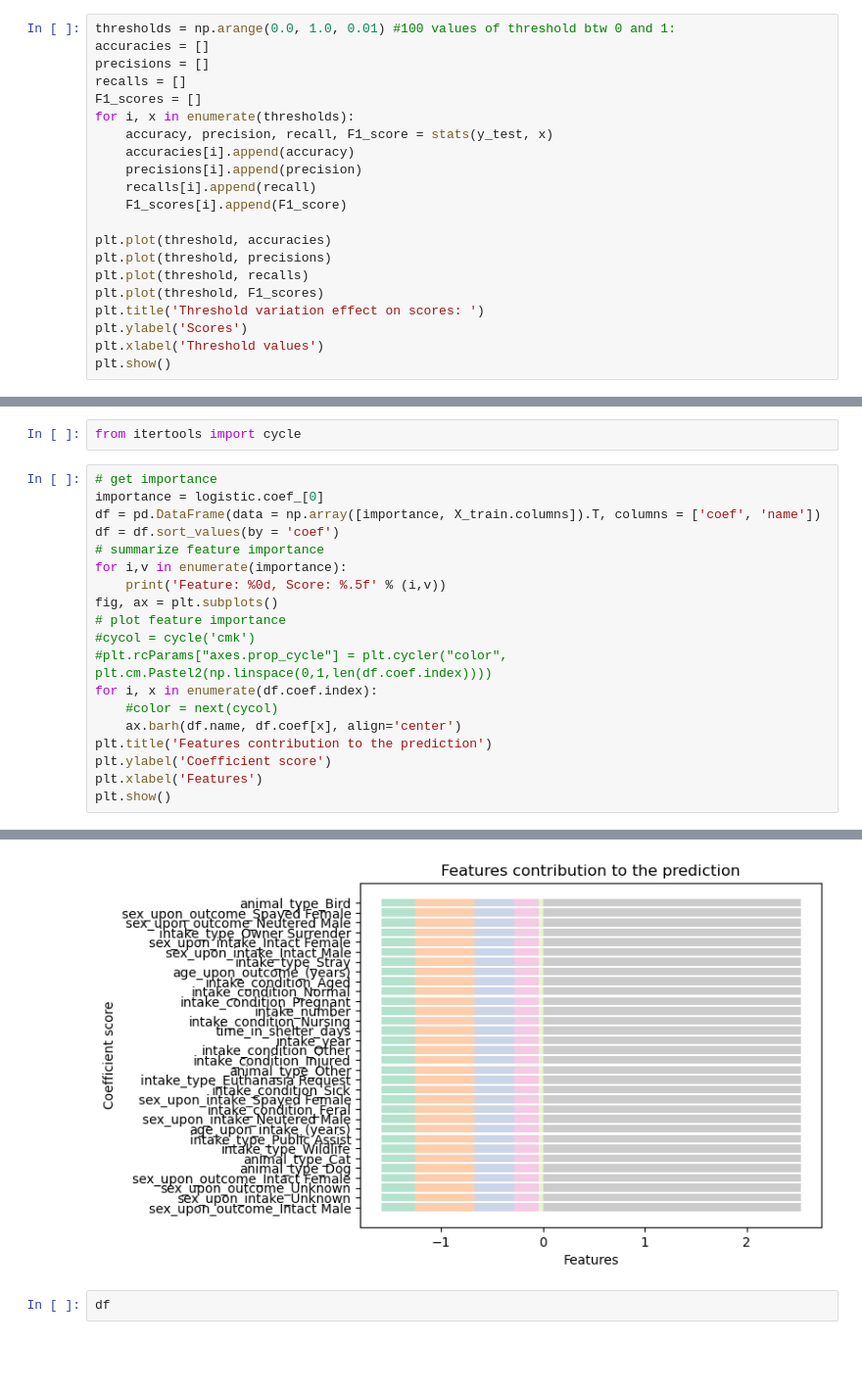
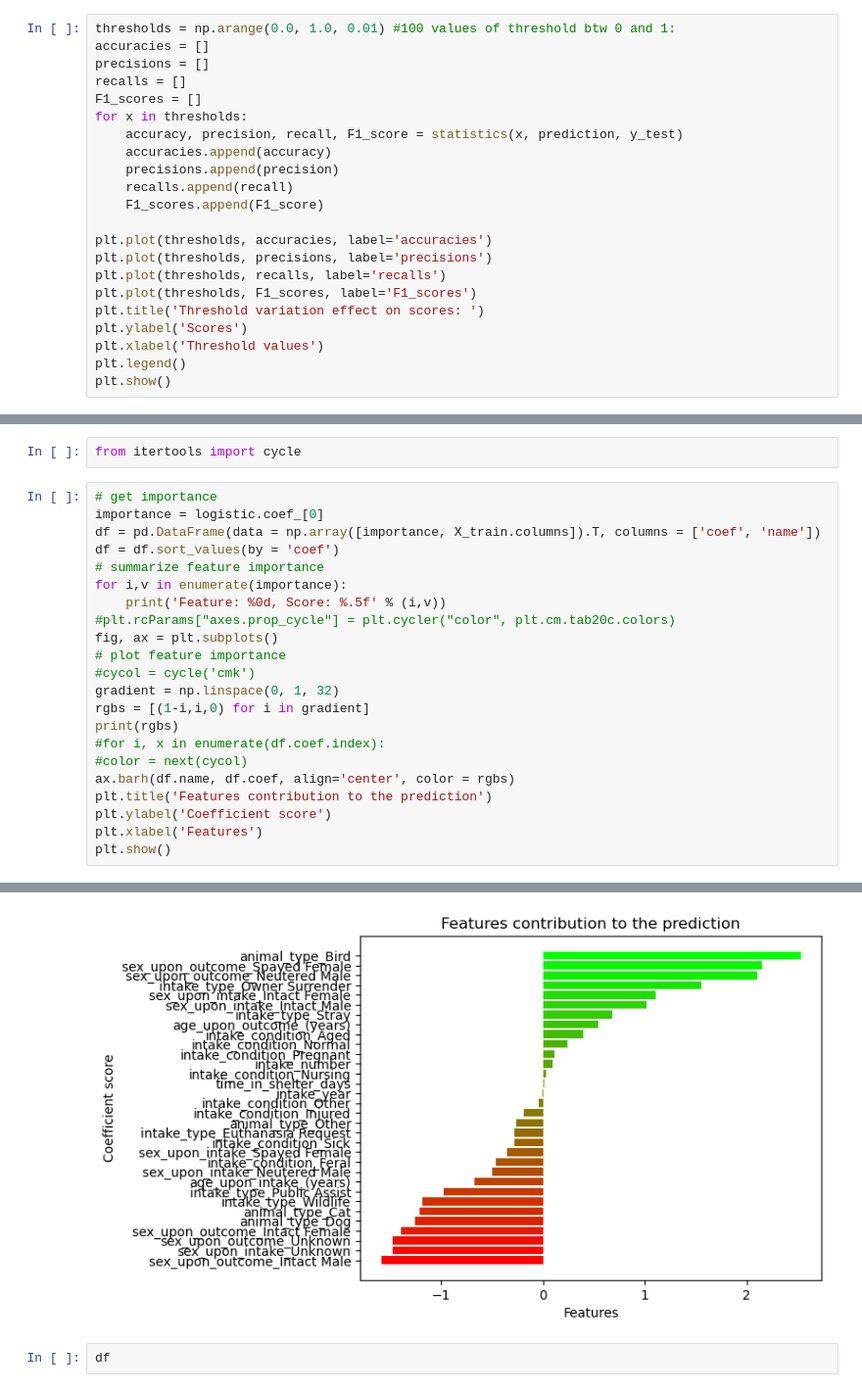
Before and after one commit to CamilleDelgrange/2022, a Jupyter notebook: Tutorials/07 - Applied ML/AppliedML.ipynb, the cells around one changed output, grey strips where cells are left out. Shown at 98% size. Saved outputs shown, nothing was run; the diff lists cells and outputs as text; blank space fills up the shorter version.

```diff
--- a/Tutorials/07 - Applied ML/AppliedML.ipynb
+++ b/Tutorials/07 - Applied ML/AppliedML.ipynb
@@ -300,19 +296,20 @@ accuracies = []
 precisions = []
 recalls = []
 F1_scores = []
-for i, x in enumerate(thresholds):
-    accuracy, precision, recall, F1_score = stats(y_test, x)
-    accuracies[i].append(accuracy)
-    precisions[i].append(precision)
-    recalls[i].append(recall)
-    F1_scores[i].append(F1_score)
+for x in thresholds:
+    accuracy, precision, recall, F1_score = statistics(x, prediction, y_test)
+    accuracies.append(accuracy)
+    precisions.append(precision)
+    recalls.append(recall)
+    F1_scores.append(F1_score)
 
-plt.plot(threshold, accuracies)
-plt.plot(threshold, precisions)
-plt.plot(threshold, recalls)
-plt.plot(threshold, F1_scores)
+plt.plot(thresholds, accuracies, label='accuracies')
+plt.plot(thresholds, precisions, label='precisions')
+plt.plot(thresholds, recalls, label='recalls')
+plt.plot(thresholds, F1_scores, label='F1_scores')
 plt.title('Threshold variation effect on scores: ')
 plt.ylabel('Scores')
 plt.xlabel('Threshold values')
+plt.legend()
 plt.show()
 # %% [output]
@@ -329,13 +326,16 @@ df = df.sort_values(by = 'coef')
 # summarize feature importance
 for i,v in enumerate(importance):
 	print('Feature: %0d, Score: %.5f' % (i,v))
+#plt.rcParams["axes.prop_cycle"] = plt.cycler("color", plt.cm.tab20c.colors)
 fig, ax = plt.subplots()
 # plot feature importance
 #cycol = cycle('cmk')
-#plt.rcParams["axes.prop_cycle"] = plt.cycler("color", plt.cm.Pastel2(np.linspace(0,1,len(df.coef.index))))
-for i, x in enumerate(df.coef.index):
-	#color = next(cycol)
-	ax.barh(df.name, df.coef[x], align='center')
+gradient = np.linspace(0, 1, 32)
+rgbs = [(1-i,i,0) for i in gradient]
+print(rgbs)
+#for i, x in enumerate(df.coef.index):
+#color = next(cycol)
+ax.barh(df.name, df.coef, align='center', color = rgbs)
 plt.title('Features contribution to the prediction')
 plt.ylabel('Coefficient score')
 plt.xlabel('Features')
@@ -361,4 +361,4 @@ Feature: 31, Score: -1.47508
-[figure, old version]
+[figure, new version]
 # %%
 df
 # %% [output]
```
Also changed, not shown: parts of 8 cells of this notebook.
